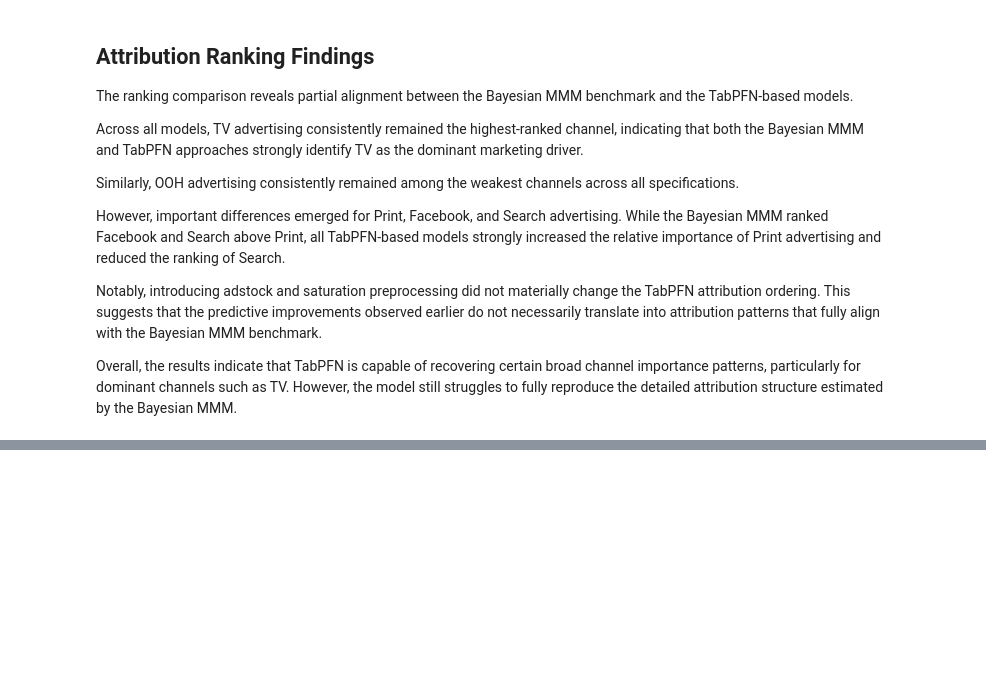
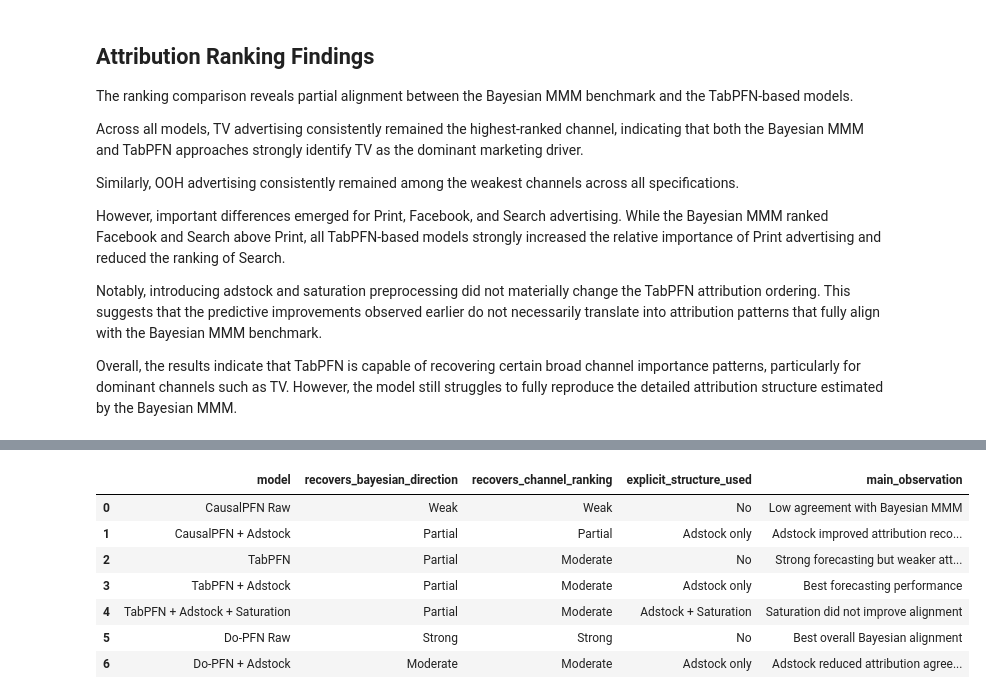
Before and after one commit to ismaelale13/seminar-mmm-pfn, a Jupyter notebook: notebooks/06_comparisons&Summary.ipynb, the cells around one changed output, grey strips where cells are left out. Cells and saved outputs as stored; diff of their text form; code cells hidden in the pictures; blank space fills up the shorter version.

```diff
--- a/notebooks/06_comparisons&Summary.ipynb
+++ b/notebooks/06_comparisons&Summary.ipynb
@@ -341,0 +458,66 @@ Overall, the results indicate that TabPFN is capable of recovering certain broad
+# %%
+# Overall RQ-focused comparison summary
+
+overall_comparison_df = pd.DataFrame({
+
+    "model": [
+        "CausalPFN Raw",
+        "CausalPFN + Adstock",
+        "TabPFN",
+        "TabPFN + Adstock",
+        "TabPFN + Adstock + Saturation",
+        "Do-PFN Raw",
+        "Do-PFN + Adstock"
+    ],
+
+    "recovers_bayesian_direction": [
+        "Weak",
+        "Partial",
+        "Partial",
+        "Partial",
+        "Partial",
+        "Strong",
+        "Moderate"
+    ],
+
+    "recovers_channel_ranking": [
+        "Weak",
+        "Partial",
+        "Moderate",
+        "Moderate",
+        "Moderate",
+        "Strong",
+        "Moderate"
+    ],
+
+    "explicit_structure_used": [
+        "No",
+        "Adstock only",
+        "No",
+        "Adstock only",
+        "Adstock + Saturation",
+        "No",
+        "Adstock only"
+    ],
+
+    "main_observation": [
+        "Low agreement with Bayesian MMM",
+        "Adstock improved attribution recovery",
+        "Strong forecasting but weaker attribution recovery",
+        "Best forecasting performance",
+        "Saturation did not improve alignment",
+        "Best overall Bayesian alignment",
+        "Adstock reduced attribution agreement"
+    ]
+})
+
+overall_comparison_df
+# %% [output]
+|  | model | recovers_bayesian_direction | recovers_channel_ranking | explicit_structure_used | main_observation |
+| 0 | CausalPFN Raw | Weak | Weak | No | Low agreement with Bayesian MMM |
+| 1 | CausalPFN + Adstock | Partial | Partial | Adstock only | Adstock improved attribution reco... |
+| 2 | TabPFN | Partial | Moderate | No | Strong forecasting but weaker att... |
+| 3 | TabPFN + Adstock | Partial | Moderate | Adstock only | Best forecasting performance |
+| 4 | TabPFN + Adstock + Saturation | Partial | Moderate | Adstock + Saturation | Saturation did not improve alignment |
+| 5 | Do-PFN Raw | Strong | Strong | No | Best overall Bayesian alignment |
+| 6 | Do-PFN + Adstock | Moderate | Moderate | Adstock only | Adstock reduced attribution agree... |
```
Also changed, not shown: parts of 7 cells of this notebook.
